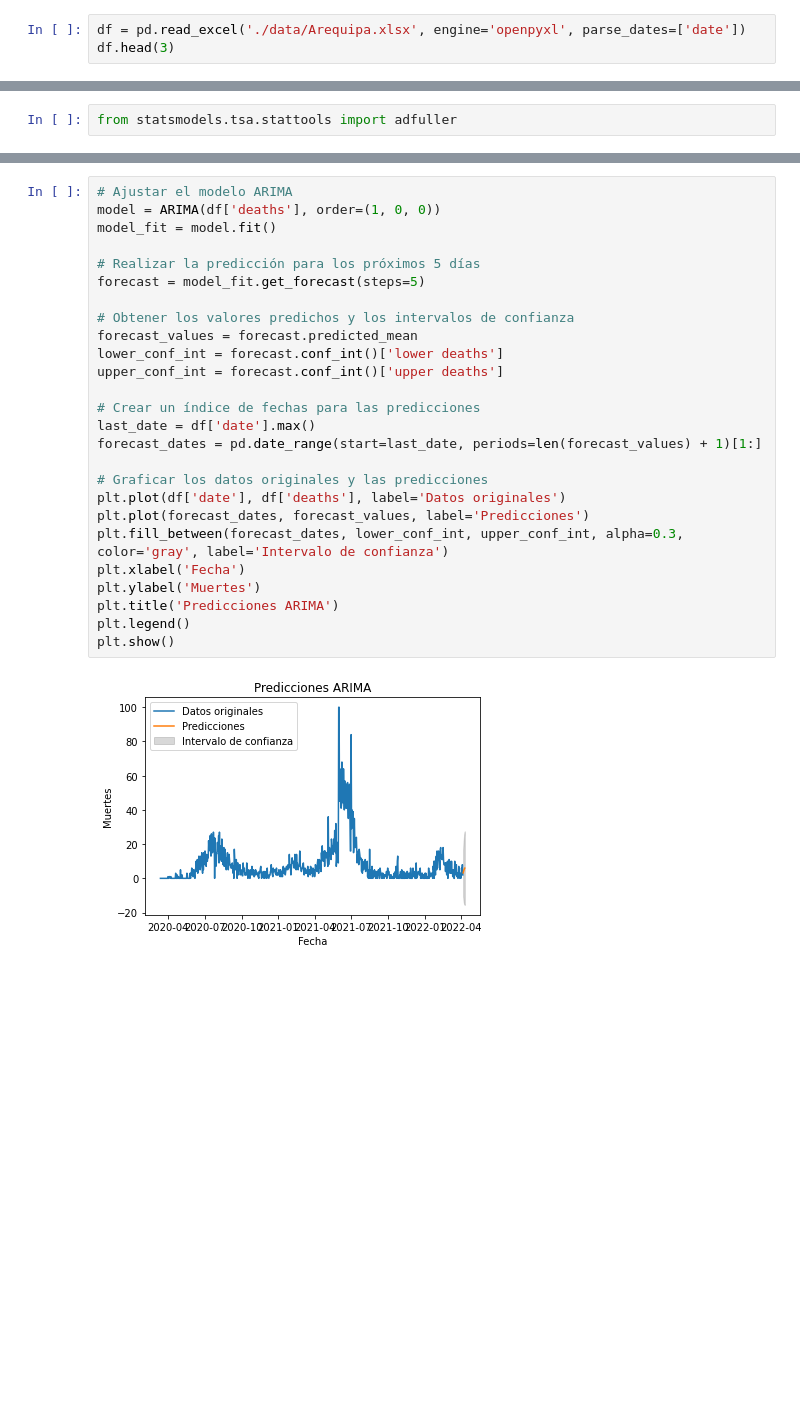
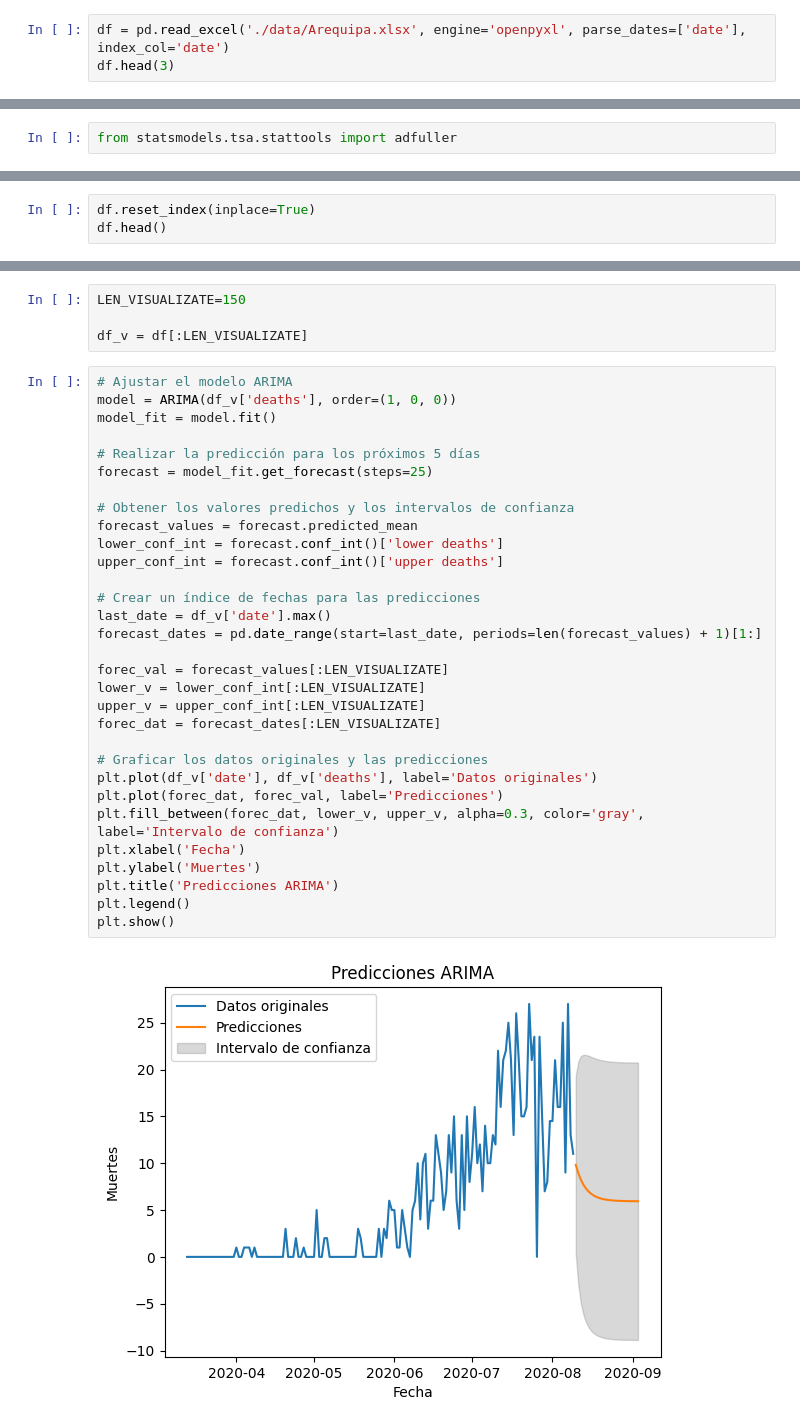
Before and after one commit to luismoroco/ML-Research-UNSA-UOKlahoma, a Jupyter notebook: traditional.ipynb, the cells around one changed output, grey strips where cells are left out. Cells and saved outputs as stored; diff of their text form; blank space fills up the shorter version.

```diff
--- a/traditional.ipynb
+++ b/traditional.ipynb
@@ -12,4 +32,4 @@ gc.collect()
 # %%
-df = pd.read_excel('./data/Arequipa.xlsx', engine='openpyxl', parse_dates=['date'])
+df = pd.read_excel('./data/Arequipa.xlsx', engine='openpyxl', parse_dates=['date'], index_col='date')
 df.head(3)
 # %% [output]
@@ -96,3 +121,6 @@ plt.title(f'Spectral Analysis in deaths. Visual-Cicles')
 plt.show()
 # %% [output]
 [figure]
+# %%
+df.reset_index(inplace=True)
+df.head()
@@ -99,28 +134,37 @@ plt.show()
+# %%
+LEN_VISUALIZATE=150
+
+df_v = df[:LEN_VISUALIZATE]
 # %%
 # Ajustar el modelo ARIMA
-model = ARIMA(df['deaths'], order=(1, 0, 0))
+model = ARIMA(df_v['deaths'], order=(1, 0, 0))
 model_fit = model.fit()
 
 # Realizar la predicción para los próximos 5 días
-forecast = model_fit.get_forecast(steps=5)
+forecast = model_fit.get_forecast(steps=25)
 
 # Obtener los valores predichos y los intervalos de confianza
 forecast_values = forecast.predicted_mean
 lower_conf_int = forecast.conf_int()['lower deaths']
 upper_conf_int = forecast.conf_int()['upper deaths']
 
 # Crear un índice de fechas para las predicciones
-last_date = df['date'].max()
+last_date = df_v['date'].max()
 forecast_dates = pd.date_range(start=last_date, periods=len(forecast_values) + 1)[1:]
 
+forec_val = forecast_values[:LEN_VISUALIZATE]
+lower_v = lower_conf_int[:LEN_VISUALIZATE]
+upper_v = upper_conf_int[:LEN_VISUALIZATE]
+forec_dat = forecast_dates[:LEN_VISUALIZATE]
+
 # Graficar los datos originales y las predicciones
-plt.plot(df['date'], df['deaths'], label='Datos originales')
-plt.plot(forecast_dates, forecast_values, label='Predicciones')
-plt.fill_between(forecast_dates, lower_conf_int, upper_conf_int, alpha=0.3, color='gray', label='Intervalo de confianza')
+plt.plot(df_v['date'], df_v['deaths'], label='Datos originales')
+plt.plot(forec_dat, forec_val, label='Predicciones')
+plt.fill_between(forec_dat, lower_v, upper_v, alpha=0.3, color='gray', label='Intervalo de confianza')
 plt.xlabel('Fecha')
 plt.ylabel('Muertes')
 plt.title('Predicciones ARIMA')
 plt.legend()
 plt.show()
 # %% [output]
-[figure, old version]
+[figure, new version]
```
Also changed, not shown: parts of 32 cells of this notebook, 1 other file.
